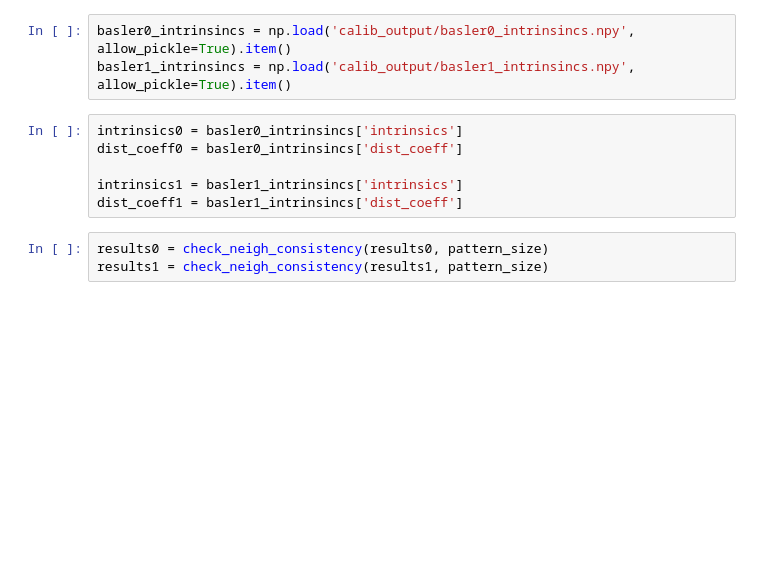
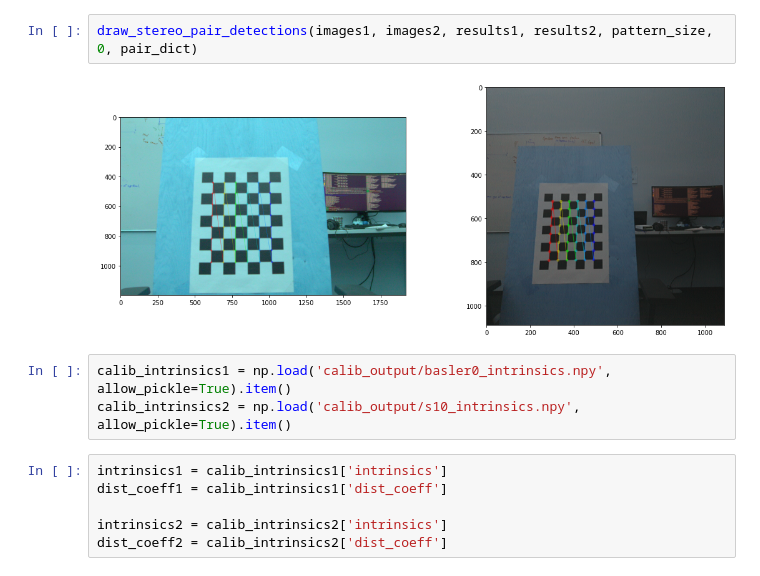
Before and after one commit to Marselka/CalibrationProject, a Jupyter notebook: extrinsics_calibration.ipynb, the cells around one changed output. Cells and saved outputs as stored; diff of their text form; blank space fills up the shorter version.

```diff
--- a/extrinsics_calibration.ipynb
+++ b/extrinsics_calibration.ipynb
@@ -31,12 +64,13 @@ results1 = detect_keypoints(images1, pattern_size)
+# %%
+draw_stereo_pair_detections(images1, images2, results1, results2, pattern_size, 0, pair_dict)
+# %% [output]
+[figure, added]
 # %%
-basler0_intrinsincs = np.load('calib_output/basler0_intrinsincs.npy', allow_pickle=True).item()
-basler1_intrinsincs = np.load('calib_output/basler1_intrinsincs.npy', allow_pickle=True).item()
+calib_intrinsics1 = np.load('calib_output/basler0_intrinsics.npy', allow_pickle=True).item()
+calib_intrinsics2 = np.load('calib_output/s10_intrinsics.npy', allow_pickle=True).item()
-# %%
-intrinsics0 = basler0_intrinsincs['intrinsics']
-dist_coeff0 = basler0_intrinsincs['dist_coeff']
-
-intrinsics1 = basler1_intrinsincs['intrinsics']
-dist_coeff1 = basler1_intrinsincs['dist_coeff']
-# %%
-results0 = check_neigh_consistency(results0, pattern_size)
-results1 = check_neigh_consistency(results1, pattern_size)
+# %%
+intrinsics1 = calib_intrinsics1['intrinsics']
+dist_coeff1 = calib_intrinsics1['dist_coeff']
+
+intrinsics2 = calib_intrinsics2['intrinsics']
+dist_coeff2 = calib_intrinsics2['dist_coeff']
```
Also changed, not shown: parts of 25 cells of this notebook, 5 other files.
